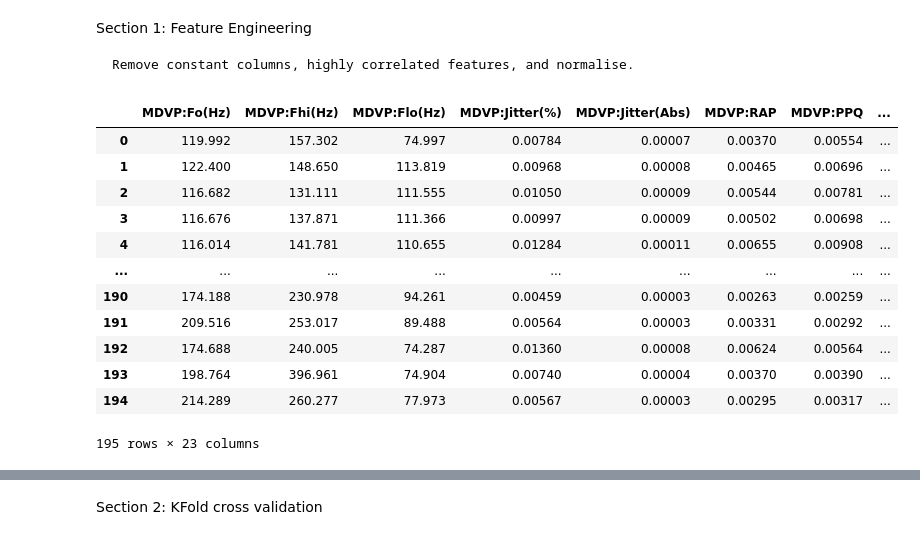
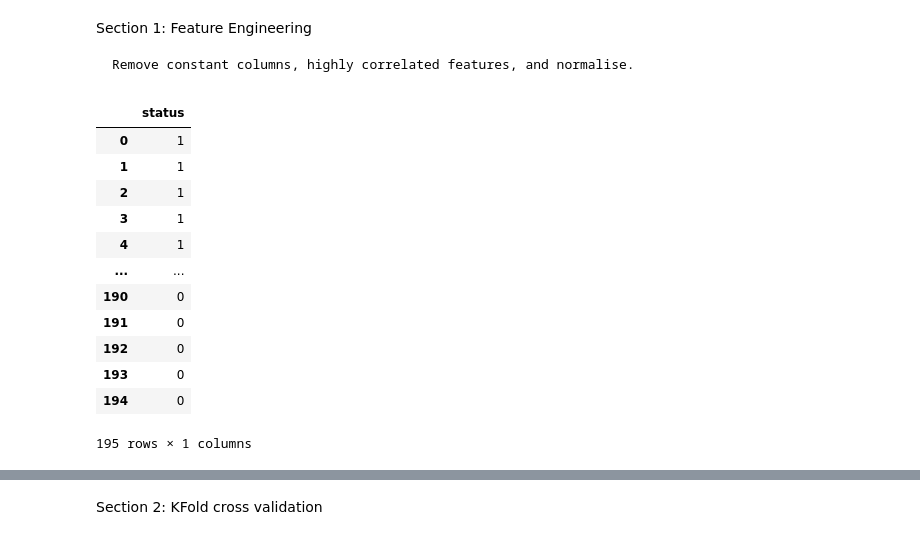
Before and after one commit to casildalewis/ParkinsonsDisease, a Jupyter notebook: parkinsons.ipynb, the cells around one changed output, grey strips where cells are left out. Drawn from its saved outputs; the diff is of its cells as text; code cells hidden in the pictures.

```diff
--- a/parkinsons.ipynb
+++ b/parkinsons.ipynb
@@ -45,18 +45,23 @@ Section 1: Feature Engineering
 # %%
 # Remove name column
 parkinsons_df = parkinsons_df.drop("name", axis=1)
-parkinsons_df
+
+#split features_df into two dataframes
+target_data_df = pd.DataFrame([parkinsons_df["status"]]).T
+parkinsons_df = parkinsons_df.drop(columns=["status"])
+
+target_data_df
 # %% [output]
-|  | MDVP:Fo(Hz) | MDVP:Fhi(Hz) | MDVP:Flo(Hz) | MDVP:Jitter(%) | MDVP:Jitter(Abs) | MDVP:RAP | MDVP:PPQ | ... |
-| 0 | 119.992 | 157.302 | 74.997 | 0.00784 | 0.00007 | 0.00370 | 0.00554 | ... |
-| 1 | 122.400 | 148.650 | 113.819 | 0.00968 | 0.00008 | 0.00465 | 0.00696 | ... |
-| 2 | 116.682 | 131.111 | 111.555 | 0.01050 | 0.00009 | 0.00544 | 0.00781 | ... |
-| 3 | 116.676 | 137.871 | 111.366 | 0.00997 | 0.00009 | 0.00502 | 0.00698 | ... |
-| 4 | 116.014 | 141.781 | 110.655 | 0.01284 | 0.00011 | 0.00655 | 0.00908 | ... |
-| ... | ... | ... | ... | ... | ... | ... | ... | ... |
-| 190 | 174.188 | 230.978 | 94.261 | 0.00459 | 0.00003 | 0.00263 | 0.00259 | ... |
-| 191 | 209.516 | 253.017 | 89.488 | 0.00564 | 0.00003 | 0.00331 | 0.00292 | ... |
-| 192 | 174.688 | 240.005 | 74.287 | 0.01360 | 0.00008 | 0.00624 | 0.00564 | ... |
-| 193 | 198.764 | 396.961 | 74.904 | 0.00740 | 0.00004 | 0.00370 | 0.00390 | ... |
-| 194 | 214.289 | 260.277 | 77.973 | 0.00567 | 0.00003 | 0.00295 | 0.00317 | ... |
+|  | status |
+| 0 | 1 |
+| 1 | 1 |
+| 2 | 1 |
+| 3 | 1 |
+| 4 | 1 |
+| ... | ... |
+| 190 | 0 |
+| 191 | 0 |
+| 192 | 0 |
+| 193 | 0 |
+| 194 | 0 |
-195 rows × 23 columns
+195 rows × 1 columns
```
Also changed, not shown: parts of 10 cells of this notebook.
